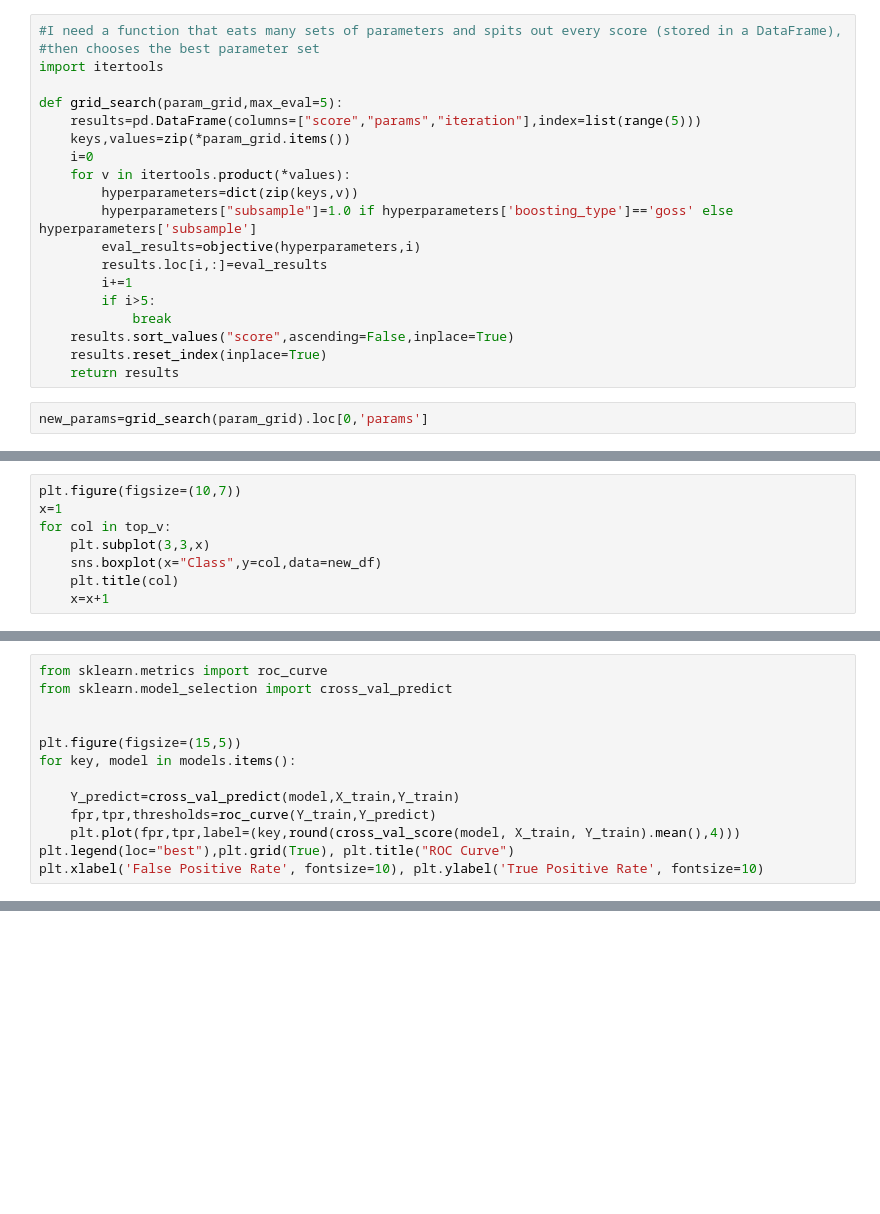
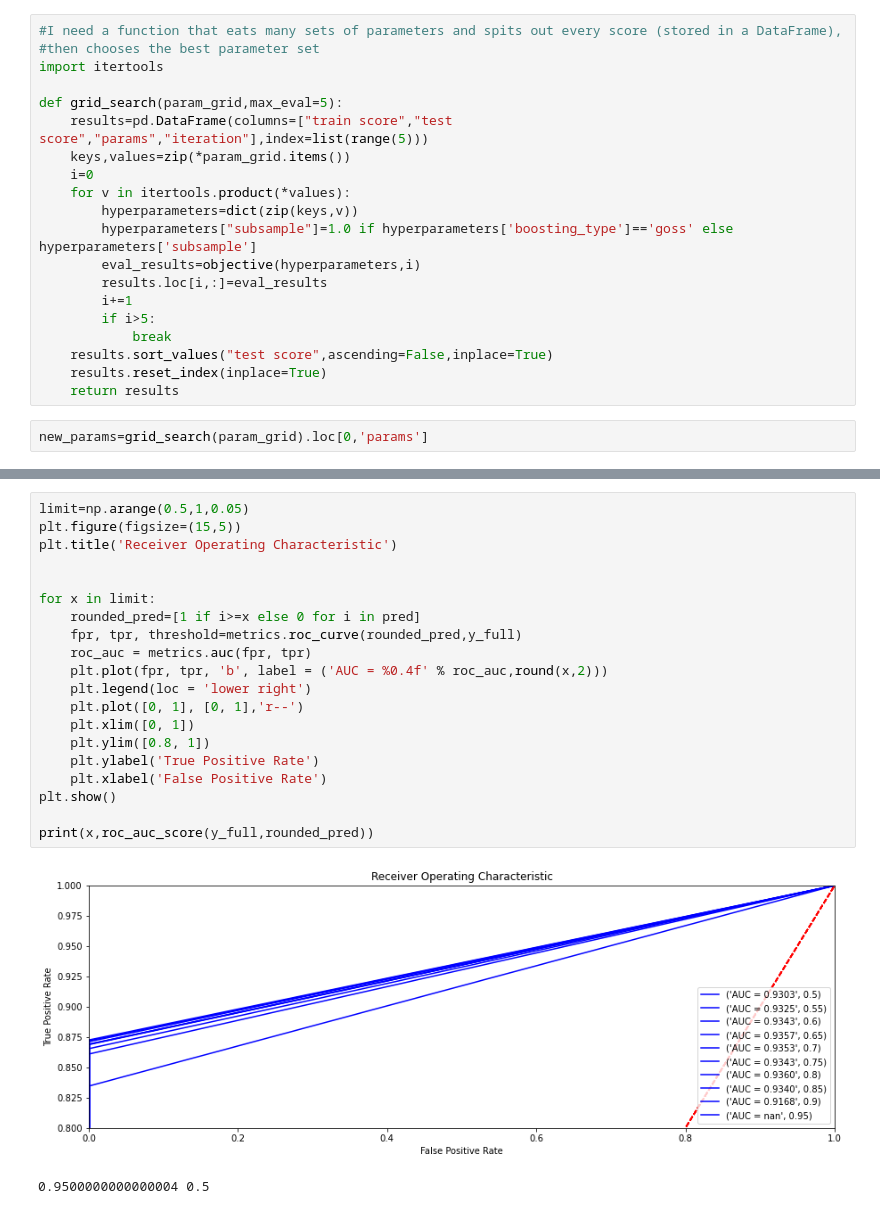
Before and after one commit to Houster/Class-Credit-card-fraud, a Jupyter notebook: Kaggle- Credit card practice-GBM.ipynb, the cells around one changed output, grey strips where cells are left out. Cells and saved outputs as stored; diff of their text form; blank space fills up the shorter version.

```diff
--- a/Kaggle- Credit card practice-GBM.ipynb
+++ b/Kaggle- Credit card practice-GBM.ipynb
@@ -133,7 +139,7 @@ grid_results = pd.DataFrame(columns = ['score', 'params', 'iteration'],
 import itertools
 
 def grid_search(param_grid,max_eval=5):
-    results=pd.DataFrame(columns=["score","params","iteration"],index=list(range(5)))
+    results=pd.DataFrame(columns=["train score","test score","params","iteration"],index=list(range(5)))
     keys,values=zip(*param_grid.items())
     i=0
     for v in itertools.product(*values):
@@ -144,7 +150,7 @@ def grid_search(param_grid,max_eval=5):
         i+=1
         if i>5:
             break
-    results.sort_values("score",ascending=False,inplace=True)
+    results.sort_values("test score",ascending=False,inplace=True)
     results.reset_index(inplace=True)
     return results
 # %%
@@ -222,8 +172,0 @@ new_df.drop(outlier_df.drop_duplicates().index,inplace=True)
-# %%
-plt.figure(figsize=(10,7))
-x=1
-for col in top_v:
-    plt.subplot(3,3,x)
-    sns.boxplot(x="Class",y=col,data=new_df)
-    plt.title(col)
-    x=x+1
@@ -363,13 +172,0 @@ for key, model in models.items():
-# %%
-from sklearn.metrics import roc_curve
-from sklearn.model_selection import cross_val_predict
-
-
-plt.figure(figsize=(15,5))
-for key, model in models.items():
-
-    Y_predict=cross_val_predict(model,X_train,Y_train)
-    fpr,tpr,thresholds=roc_curve(Y_train,Y_predict)
-    plt.plot(fpr,tpr,label=(key,round(cross_val_score(model, X_train, Y_train).mean(),4)))
-plt.legend(loc="best"),plt.grid(True), plt.title("ROC Curve")
-plt.xlabel('False Positive Rate', fontsize=10), plt.ylabel('True Positive Rate', fontsize=10)
@@ -410,0 +173,23 @@ for c in C:
+# %%
+limit=np.arange(0.5,1,0.05)
+plt.figure(figsize=(15,5))
+plt.title('Receiver Operating Characteristic')
+
+
+for x in limit:
+    rounded_pred=[1 if i>=x else 0 for i in pred]
+    fpr, tpr, threshold=metrics.roc_curve(rounded_pred,y_full)
+    roc_auc = metrics.auc(fpr, tpr)
+    plt.plot(fpr, tpr, 'b', label = ('AUC = %0.4f' % roc_auc,round(x,2)))
+    plt.legend(loc = 'lower right')
+    plt.plot([0, 1], [0, 1],'r--')
+    plt.xlim([0, 1])
+    plt.ylim([0.8, 1])
+    plt.ylabel('True Positive Rate')
+    plt.xlabel('False Positive Rate')
+plt.show()
+
+print(x,roc_auc_score(y_full,rounded_pred))
+# %% [output]
+[figure, added]
+0.9500000000000004 0.5
```
Also changed, not shown: parts of 25 cells of this notebook.
